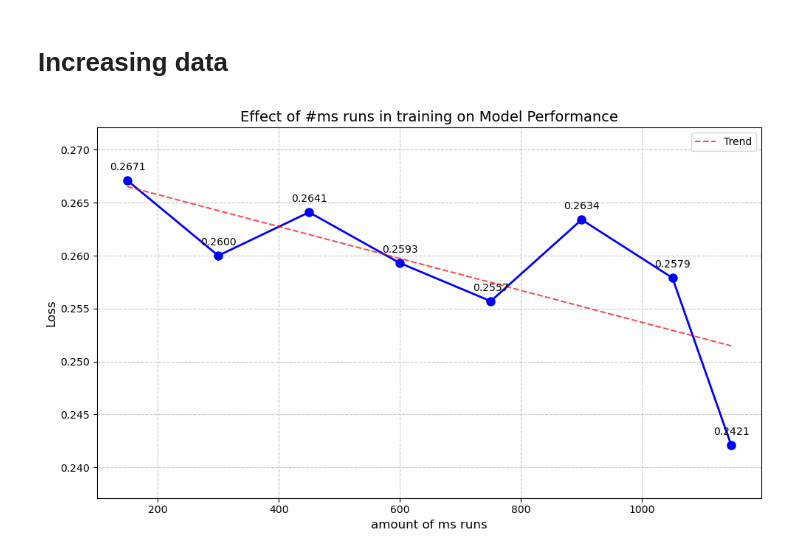
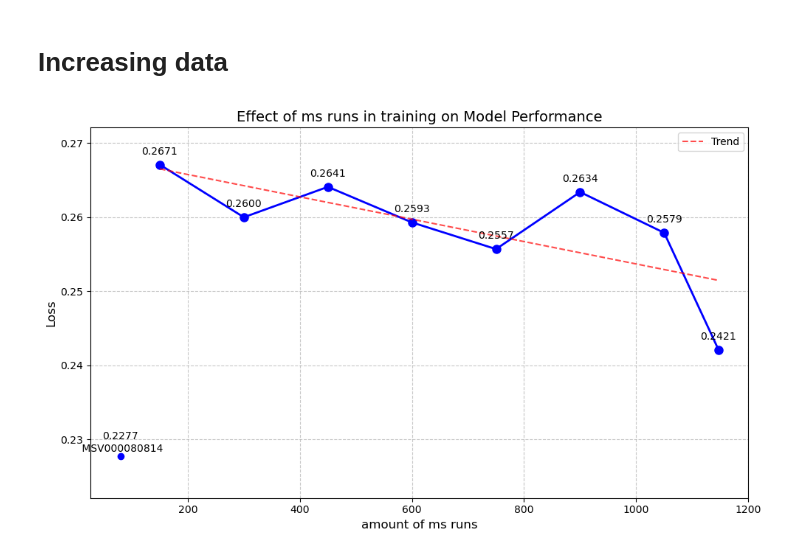
Before and after one commit to WannesLamberts/MTL-peptide-property-prediction-pool, a Jupyter notebook: notebooks/results.ipynb, the cells around one changed output. Saved outputs shown, nothing was run; the diff lists cells and outputs as text; code cells hidden in the pictures.

```diff
--- a/notebooks/results.ipynb
+++ b/notebooks/results.ipynb
@@ -38,6 +38,8 @@ import re
 import numpy as np
 # %%
 loss = get_standardised_loss("../lightning_logs/increasing_data/","pool")
+# %%
+loss['MSV000080814']=0.2277
 # %%
 # Extract pool sizes from index and create a new series with numeric indices
 pool_sizes = loss.index.map(lambda x: int(re.search(r'pool_(\d+)', x).group(1)))
@@ -54,33 +56,47 @@ plt.plot(sorted_sizes, sorted_values, marker='o', linestyle='-', color='blue', l
 # Add labels and title
 plt.xlabel('amount of ms runs', fontsize=12)
 plt.ylabel('Loss', fontsize=12)
-plt.title('Effect of #ms runs in training on Model Performance', fontsize=14)
+plt.title('Effect of ms runs in training on Model Performance', fontsize=14)
 
 # Add grid
 plt.grid(True, linestyle='--', alpha=0.7)
 
 # Customize y-axis limits to better show the variations
-plt.ylim(min(sorted_values) - 0.005, max(sorted_values) + 0.005)
+plt.ylim(min(sorted_values) - 0.02, max(sorted_values) + 0.005)
 
 # Annotate each point with its value
 for size, value in zip(sorted_sizes, sorted_values):
     plt.annotate(f'{value:.4f}',
                  (size, value),
                  textcoords="offset points",
                  xytext=(0, 10),
                  ha='center')
+# Coordinates for the point
+x_special = 80  # or whatever x-value you want
+y_special = 0.2277
 
+# Plot the point
+plt.plot(x_special, y_special, 'bo')  # 'ro' means red circle
+
+# Annotate the point
+plt.annotate('0.2277\n MSV000080814',
+             (x_special, y_special),
+             textcoords="offset points",
+             xytext=(0, 5),
+             ha='center',
+             color='black',
+             fontsize=10)
 # Add trend line
 z = np.polyfit(sorted_sizes, sorted_values, 1)
 p = np.poly1d(z)
 plt.plot(sorted_sizes, p(sorted_sizes), "r--", alpha=0.7, label=f'Trend')
 
 plt.legend()
 plt.tight_layout()
 
 # Save the figure (optional)
 # plt.savefig('pool_size_effect.png', dpi=300)
 
 plt.show()
 # %% [output]
-[figure, old version]
+[figure, new version]
```
Also changed, not shown: 7 other files.
